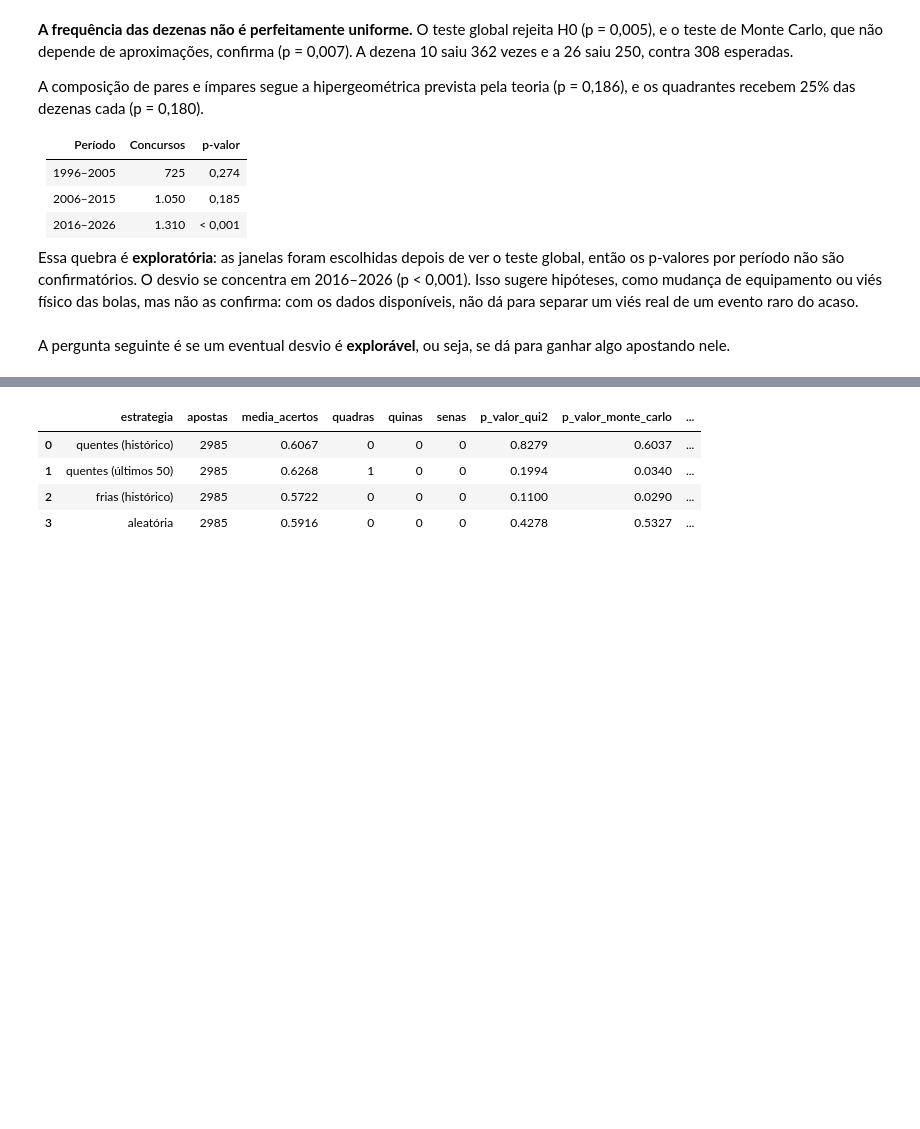
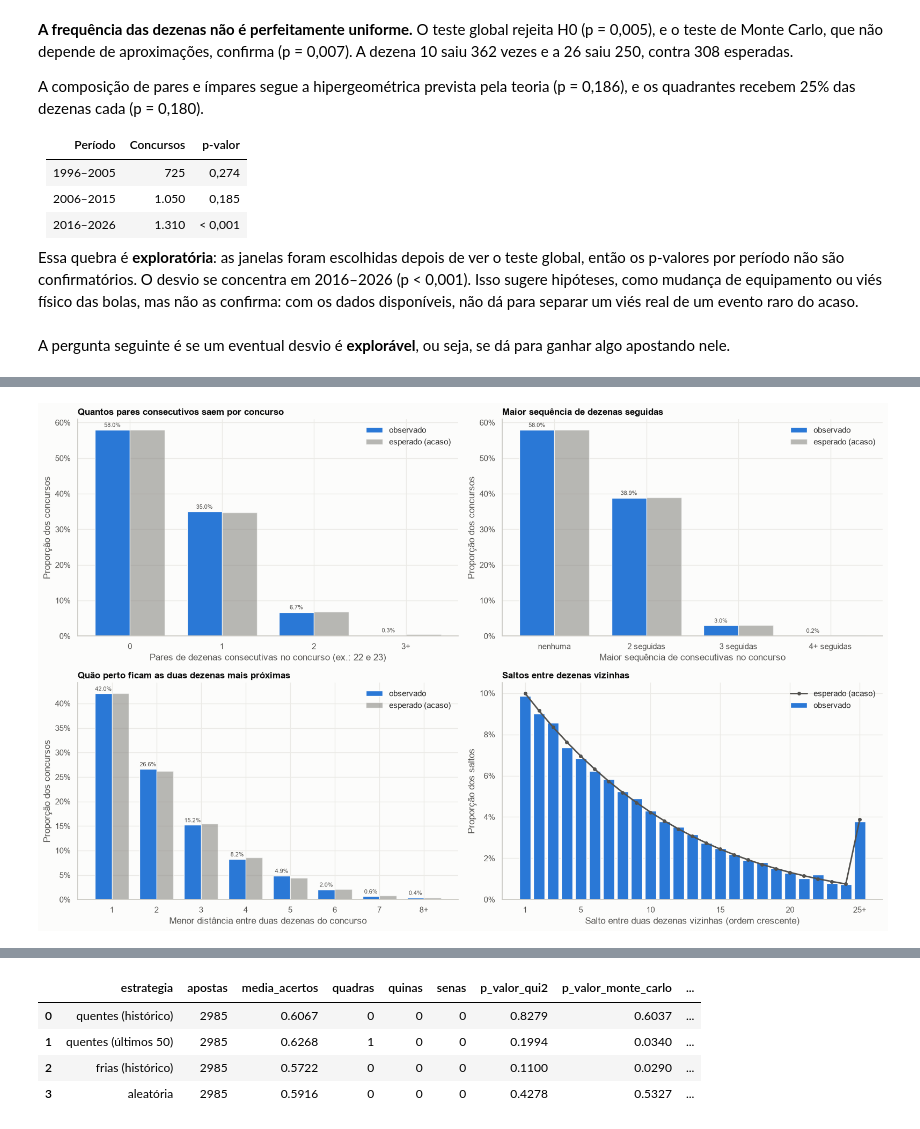
Before and after one commit to lpereira19/mega-sena, a Jupyter notebook: notebooks/1.0-lsp-analise-mega-sena.ipynb, the cells around one changed output, grey strips where cells are left out. Cells and saved outputs as stored; diff of their text form; code cells hidden in the pictures; blank space fills up the shorter version.

```diff
--- a/notebooks/1.0-lsp-analise-mega-sena.ipynb
+++ b/notebooks/1.0-lsp-analise-mega-sena.ipynb
@@ -182,0 +197,5 @@ A pergunta seguinte é se um eventual desvio é **explorável**, ou seja, se dá
+# %%
+dist_tests = run_distance_tests(df, n_sims=N_SIMS, seed=SEED)
+plots.plot_distances(df);
+# %% [output]
+[figure, added]
```
Also changed, not shown: parts of 13 cells of this notebook, 11 other files.
